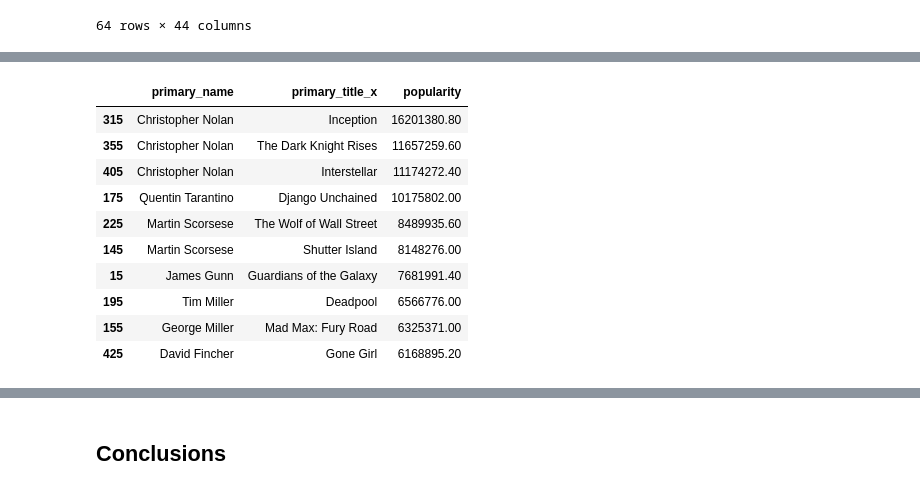
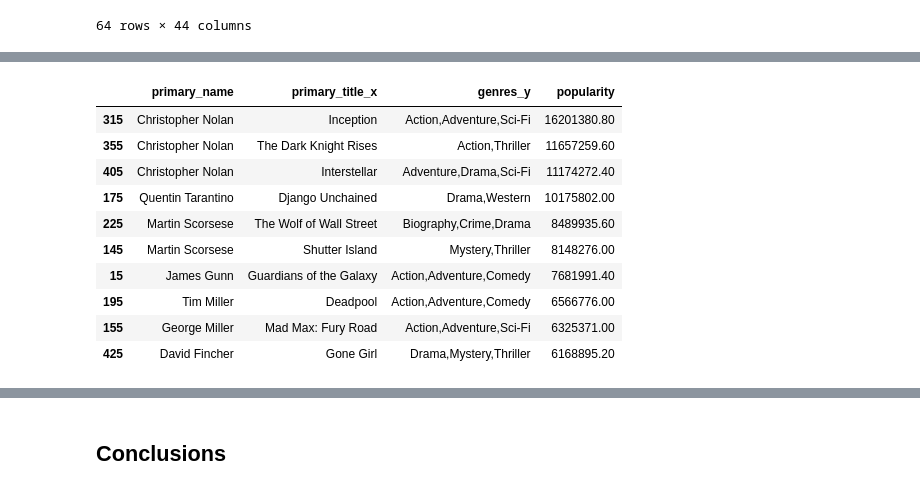
Before and after one commit to gcburgess/Xbox-to-Box-Office, a Jupyter notebook: greg-notebooks-folder/GREG_slightly_polished.ipynb, the cells around one changed output, grey strips where cells are left out. Saved outputs shown, nothing was run; the diff lists cells and outputs as text; code cells hidden in the pictures.

```diff
--- a/greg-notebooks-folder/GREG_slightly_polished.ipynb
+++ b/greg-notebooks-folder/GREG_slightly_polished.ipynb
@@ -927,8 +997,11 @@ principals_top_50_worldwide_profit_df
 | 497 | tt7002100 | 8 | nm9061882 | actress | None | ["Alma"] | Lucy Rodriguez Sandoval | nan | nan | ... |
 | 498 | tt7002100 | 9 | nm9061886 | actress | None | ["Young Phoebe"] | Isabelle Stokes | nan | nan | ... |
 499 rows × 44 columns
+# %%
+# Let's make an empty set to save the best directors (cast to list later)
+director_set = set()
 # %%
-filt = principals_top_50_worldwide_profit_df['category'] == 'director'
+filt = (principals_top_50_worldwide_profit_df['category'] == 'director')
 principals_top_50_worldwide_profit_df[filt]
 # %% [output]
 |  | movie_id | ordering | person_id | category | job | characters | primary_name | birth_year | death_year | ... |
@@ -946,5 +1019,6 @@ principals_top_50_worldwide_profit_df[filt]
 64 rows × 44 columns
 # %%
 sorted_df = principals_top_50_worldwide_profit_df[filt].sort_values('worldwide_profit_mil', ascending=False)
-sorted_df.head(10)[['primary_name', 'primary_title_x', 'worldwide_profit_mil']]
+director_set.update(sorted_df.head(10)['primary_name'])
+sorted_df.head(10)[['primary_name', 'primary_title_x', 'genres_y', 'worldwide_profit_mil']]
 # %% [output]
@@ -963,5 +1041,6 @@ sorted_df.head(10)[['primary_name', 'primary_title_x', 'worldwide_profit_mil']]
 principals_top_50_ROI_df = imdb_principals_df.merge(top_50_ROI_df, on='movie_id', how='inner')
 filt = principals_top_50_ROI_df['category'] == 'director'
 sorted_df = principals_top_50_ROI_df[filt].sort_values('ROI', ascending=False)
-sorted_df.head(10)[['primary_name', 'primary_title_x', 'ROI']]
+director_set.update(sorted_df.head(10)['primary_name'])
+sorted_df.head(10)[['primary_name', 'primary_title_x', 'genres_y', 'ROI']]
 # %% [output]
@@ -979,17 +1062,18 @@ sorted_df.head(10)[['primary_name', 'primary_title_x', 'ROI']]
 # %%
 principals_top_50_popularity_df = imdb_principals_df.merge(top_50_popularity_df, on='movie_id', how='inner')
 filt = principals_top_50_popularity_df['category'] == 'director'
 sorted_df = principals_top_50_popularity_df[filt].sort_values('popularity', ascending=False)
-sorted_df.head(10)[['primary_name', 'primary_title_x', 'popularity']]
+director_set.update(sorted_df.head(10)['primary_name'])
+sorted_df.head(10)[['primary_name', 'primary_title_x', 'genres_y', 'popularity']]
 # %% [output]
-|  | primary_name | primary_title_x | popularity |
-| 315 | Christopher Nolan | Inception | 16201380.80 |
-| 355 | Christopher Nolan | The Dark Knight Rises | 11657259.60 |
-| 405 | Christopher Nolan | Interstellar | 11174272.40 |
-| 175 | Quentin Tarantino | Django Unchained | 10175802.00 |
-| 225 | Martin Scorsese | The Wolf of Wall Street | 8489935.60 |
-| 145 | Martin Scorsese | Shutter Island | 8148276.00 |
-| 15 | James Gunn | Guardians of the Galaxy | 7681991.40 |
-| 195 | Tim Miller | Deadpool | 6566776.00 |
-| 155 | George Miller | Mad Max: Fury Road | 6325371.00 |
-| 425 | David Fincher | Gone Girl | 6168895.20 |
+|  | primary_name | primary_title_x | genres_y | popularity |
+| 315 | Christopher Nolan | Inception | Action,Adventure,Sci-Fi | 16201380.80 |
+| 355 | Christopher Nolan | The Dark Knight Rises | Action,Thriller | 11657259.60 |
+| 405 | Christopher Nolan | Interstellar | Adventure,Drama,Sci-Fi | 11174272.40 |
+| 175 | Quentin Tarantino | Django Unchained | Drama,Western | 10175802.00 |
+| 225 | Martin Scorsese | The Wolf of Wall Street | Biography,Crime,Drama | 8489935.60 |
+| 145 | Martin Scorsese | Shutter Island | Mystery,Thriller | 8148276.00 |
+| 15 | James Gunn | Guardians of the Galaxy | Action,Adventure,Comedy | 7681991.40 |
+| 195 | Tim Miller | Deadpool | Action,Adventure,Comedy | 6566776.00 |
+| 155 | George Miller | Mad Max: Fury Road | Action,Adventure,Sci-Fi | 6325371.00 |
+| 425 | David Fincher | Gone Girl | Drama,Mystery,Thriller | 6168895.20 |
```
Also changed, not shown: parts of 30 cells of this notebook.
